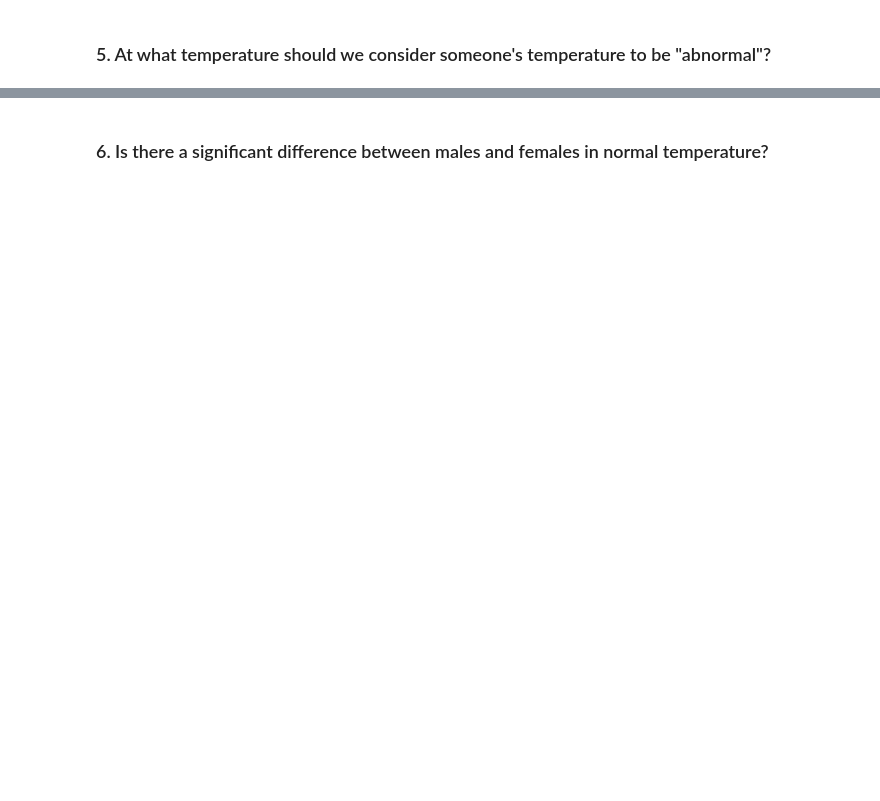
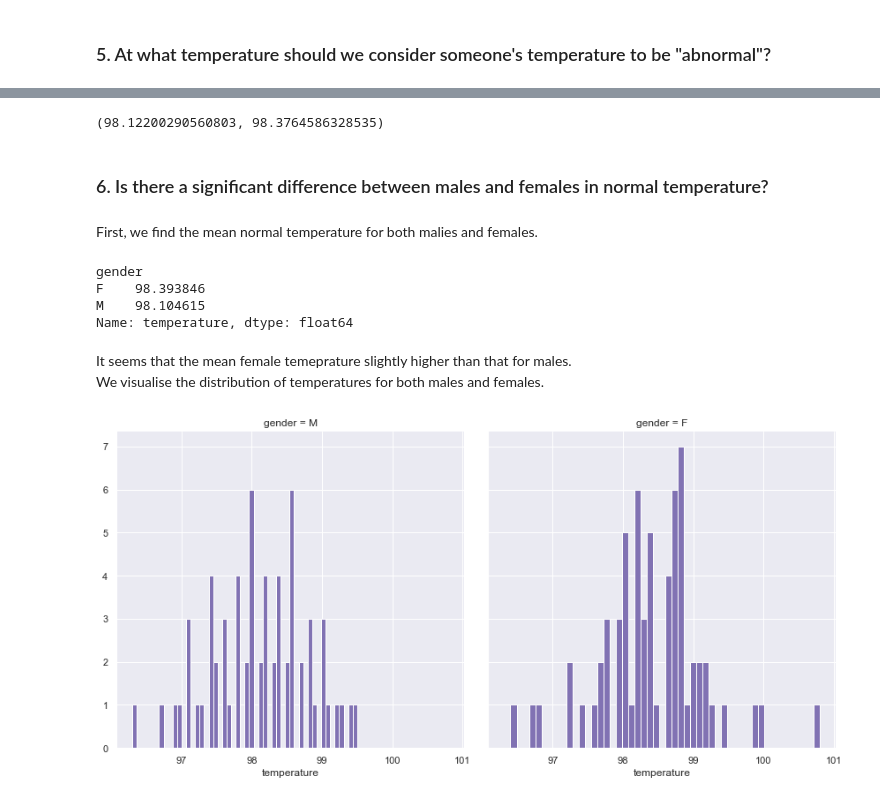
Before and after one commit to ahrimhan/springboard-course, a Jupyter notebook: exploratory-data-analysis/EDA_human_temperature/sliderule_dsi_inferential_statistics_exercise_1.ipynb, the cells around one changed output, grey strips where cells are left out. Cells and saved outputs as stored; diff of their text form; code cells hidden in the pictures; blank space fills up the shorter version.

Commit message:
human temperature EDA assignment completed

```diff
--- a/exploratory-data-analysis/EDA_human_temperature/sliderule_dsi_inferential_statistics_exercise_1.ipynb
+++ b/exploratory-data-analysis/EDA_human_temperature/sliderule_dsi_inferential_statistics_exercise_1.ipynb
@@ -238,2 +357,25 @@ Since p-value is 0, the null hypothesis is rejected. True population mean is unl
+# %%
+import statsmodels.stats.api as sms
+sms.DescrStatsW(df['temperature']).tconfint_mean()
+# %% [output]
+(98.12200290560803, 98.3764586328535)
 # %% [markdown]
 ### 6. Is there a significant difference between males and females in normal temperature?
+# %% [markdown]
+First, we find the mean normal temperature for both malies and females.
+# %%
+means = df.groupby("gender")["temperature"].mean()
+means
+# %% [output]
+gender
+F    98.393846
+M    98.104615
+Name: temperature, dtype: float64
+# %% [markdown]
+It seems that the mean female temeprature slightly higher than that for males.
+We visualise the distribution of temperatures for both males and females.
+# %%
+g = sns.FacetGrid(df, col="gender", col_order=["M", "F"], height=6, aspect=1)
+g = g.map(plt.hist, "temperature", bins=50, color="m")
+# %% [output]
+[figure, added]
```
Also changed, not shown: parts of 40 cells of this notebook.
